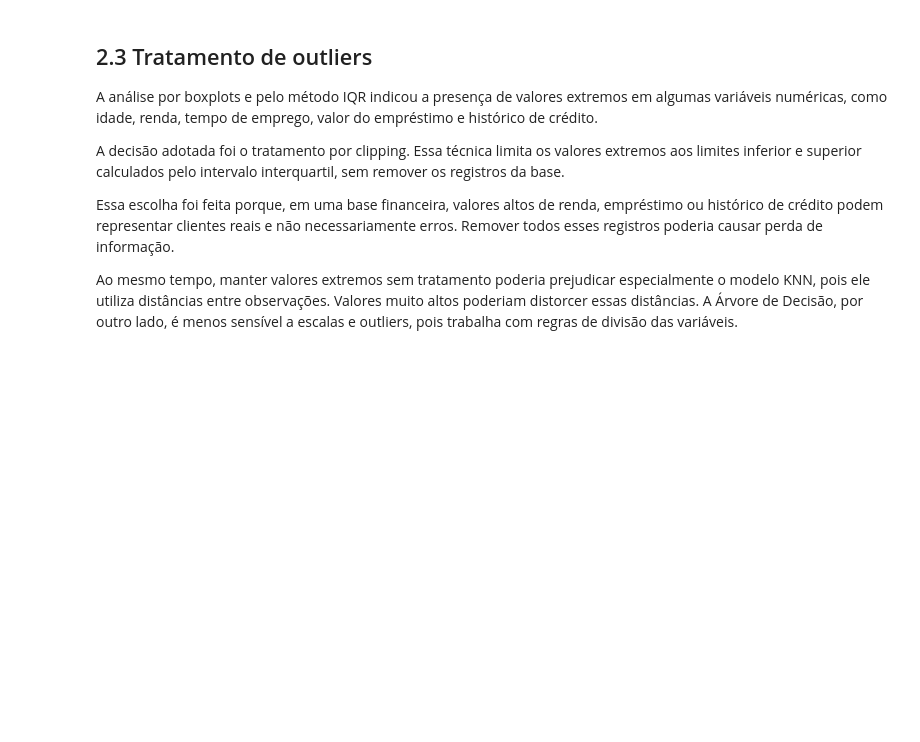
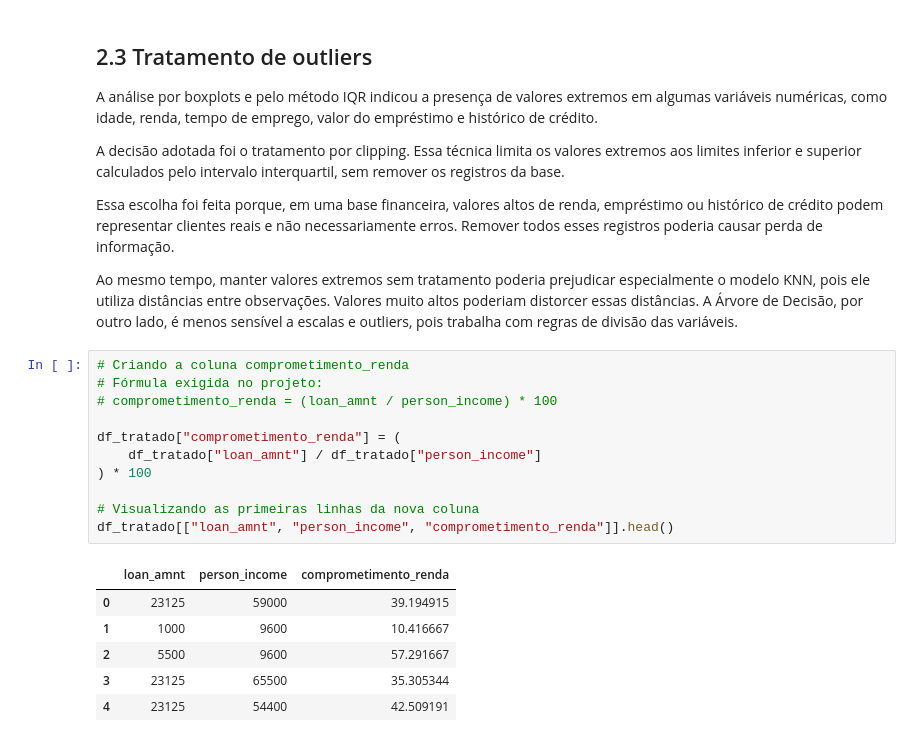
Before and after one commit to MarcioLuizBR/projeto-risco-credito-machine-learning, a Jupyter notebook: notebooks/pipeline_risco_credito.ipynb, the cells around one changed output. Drawn from its saved outputs; the diff is of its cells as text; blank space fills up the shorter version.

Commit message:
feat: cria coluna de comprometimento de renda
Adiciona feature engineering com a criação da variável comprometimento_renda a partir do valor do empréstimo e da renda do cliente.

```diff
--- a/notebooks/pipeline_risco_credito.ipynb
+++ b/notebooks/pipeline_risco_credito.ipynb
@@ -690,3 +690,21 @@ A decisão adotada foi o tratamento por clipping. Essa técnica limita os valore
 Essa escolha foi feita porque, em uma base financeira, valores altos de renda, empréstimo ou histórico de crédito podem representar clientes reais e não necessariamente erros. Remover todos esses registros poderia causar perda de informação.
 
 Ao mesmo tempo, manter valores extremos sem tratamento poderia prejudicar especialmente o modelo KNN, pois ele utiliza distâncias entre observações. Valores muito altos poderiam distorcer essas distâncias. A Árvore de Decisão, por outro lado, é menos sensível a escalas e outliers, pois trabalha com regras de divisão das variáveis.
+# %%
+# Criando a coluna comprometimento_renda
+# Fórmula exigida no projeto:
+# comprometimento_renda = (loan_amnt / person_income) * 100
+
+df_tratado["comprometimento_renda"] = (
+    df_tratado["loan_amnt"] / df_tratado["person_income"]
+) * 100
+
+# Visualizando as primeiras linhas da nova coluna
+df_tratado[["loan_amnt", "person_income", "comprometimento_renda"]].head()
+# %% [output]
+|  | loan_amnt | person_income | comprometimento_renda |
+| 0 | 23125 | 59000 | 39.194915 |
+| 1 | 1000 | 9600 | 10.416667 |
+| 2 | 5500 | 9600 | 57.291667 |
+| 3 | 23125 | 65500 | 35.305344 |
+| 4 | 23125 | 54400 | 42.509191 |
```
Also changed, not shown: parts of 3 cells of this notebook.
